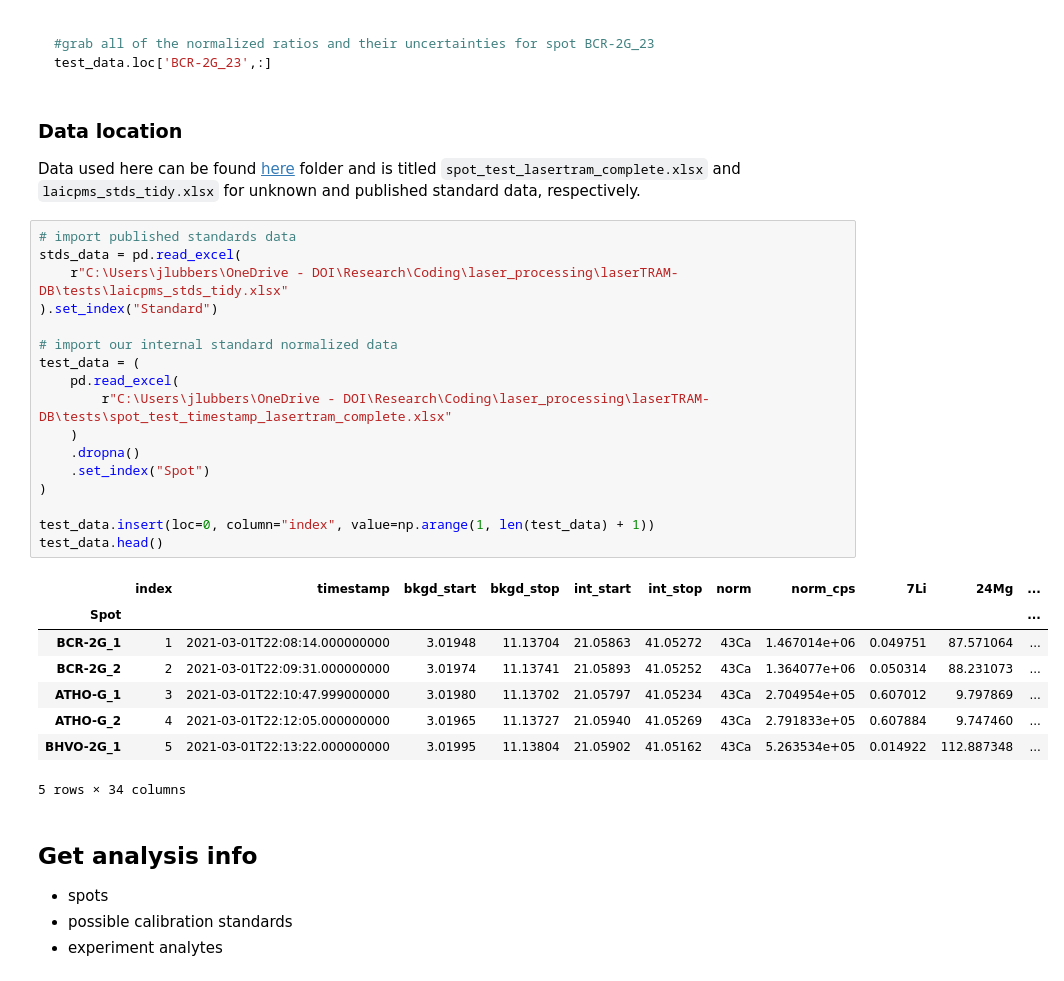
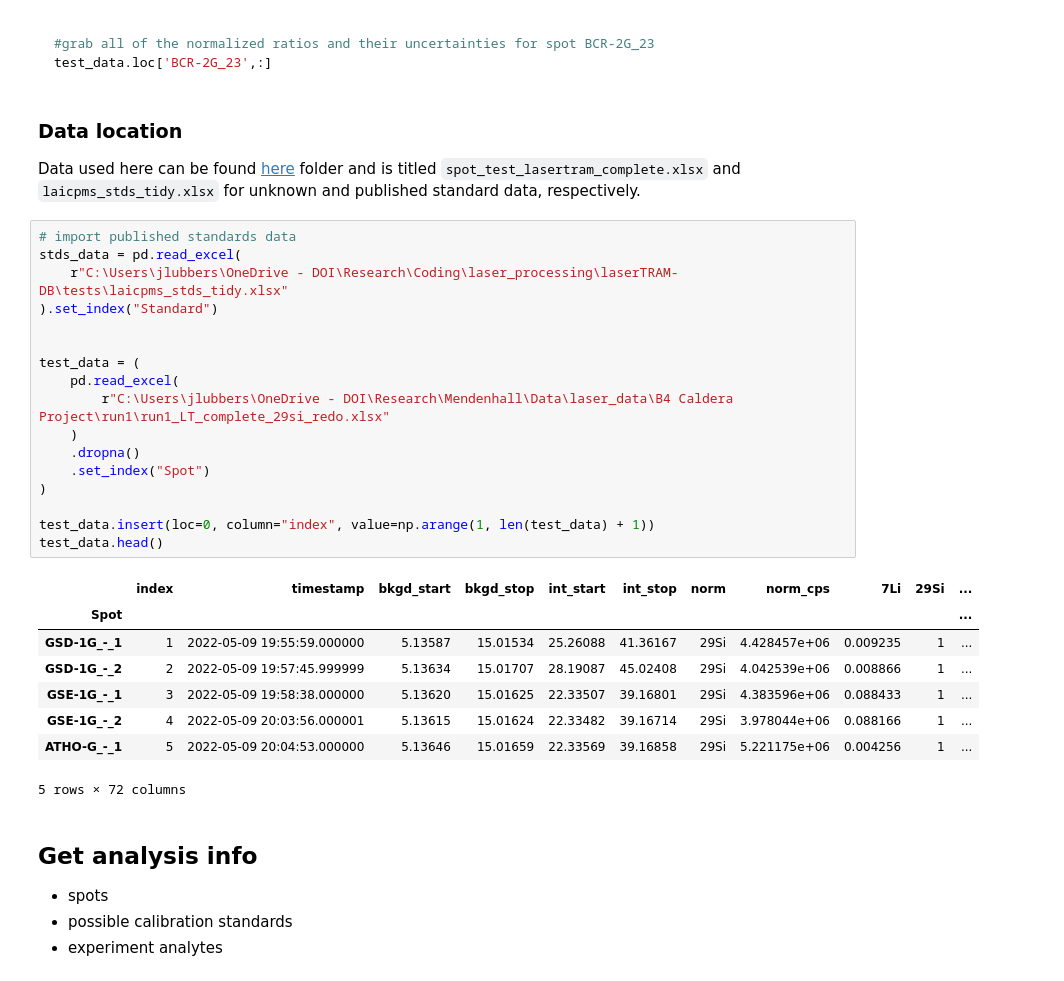
Before and after one commit to jlubbersgeo/laicpms_general, a Jupyter notebook: lasercalc_python.ipynb, the cells around one changed output. Cells and saved outputs as stored; diff of their text form.

```diff
--- a/lasercalc_python.ipynb
+++ b/lasercalc_python.ipynb
@@ -60,29 +63,29 @@ Data used here can be found [here](https://github.com/jlubbersgeo/laserTRAM-DB/t
 # %%
 # import published standards data
 stds_data = pd.read_excel(
     r"C:\Users\jlubbers\OneDrive - DOI\Research\Coding\laser_processing\laserTRAM-DB\tests\laicpms_stds_tidy.xlsx"
 ).set_index("Standard")
 
-# import our internal standard normalized data
+
 test_data = (
     pd.read_excel(
-        r"C:\Users\jlubbers\OneDrive - DOI\Research\Coding\laser_processing\laserTRAM-DB\tests\spot_test_timestamp_lasertram_complete.xlsx"
+        r"C:\Users\jlubbers\OneDrive - DOI\Research\Mendenhall\Data\laser_data\B4 Caldera Project\run1\run1_LT_complete_29si_redo.xlsx"
     )
     .dropna()
     .set_index("Spot")
 )
 
 test_data.insert(loc=0, column="index", value=np.arange(1, len(test_data) + 1))
 test_data.head()
 # %% [output]
-|  | index | timestamp | bkgd_start | bkgd_stop | int_start | int_stop | norm | norm_cps | 7Li | 24Mg | ... |
+|  | index | timestamp | bkgd_start | bkgd_stop | int_start | int_stop | norm | norm_cps | 7Li | 29Si | ... |
 | Spot |  |  |  |  |  |  |  |  |  |  | ... |
-| BCR-2G_1 | 1 | 2021-03-01T22:08:14.000000000 | 3.01948 | 11.13704 | 21.05863 | 41.05272 | 43Ca | 1.467014e+06 | 0.049751 | 87.571064 | ... |
-| BCR-2G_2 | 2 | 2021-03-01T22:09:31.000000000 | 3.01974 | 11.13741 | 21.05893 | 41.05252 | 43Ca | 1.364077e+06 | 0.050314 | 88.231073 | ... |
-| ATHO-G_1 | 3 | 2021-03-01T22:10:47.999000000 | 3.01980 | 11.13702 | 21.05797 | 41.05234 | 43Ca | 2.704954e+05 | 0.607012 | 9.797869 | ... |
-| ATHO-G_2 | 4 | 2021-03-01T22:12:05.000000000 | 3.01965 | 11.13727 | 21.05940 | 41.05269 | 43Ca | 2.791833e+05 | 0.607884 | 9.747460 | ... |
-| BHVO-2G_1 | 5 | 2021-03-01T22:13:22.000000000 | 3.01995 | 11.13804 | 21.05902 | 41.05162 | 43Ca | 5.263534e+05 | 0.014922 | 112.887348 | ... |
+| GSD-1G_-_1 | 1 | 2022-05-09 19:55:59.000000 | 5.13587 | 15.01534 | 25.26088 | 41.36167 | 29Si | 4.428457e+06 | 0.009235 | 1 | ... |
+| GSD-1G_-_2 | 2 | 2022-05-09 19:57:45.999999 | 5.13634 | 15.01707 | 28.19087 | 45.02408 | 29Si | 4.042539e+06 | 0.008866 | 1 | ... |
+| GSE-1G_-_1 | 3 | 2022-05-09 19:58:38.000000 | 5.13620 | 15.01625 | 22.33507 | 39.16801 | 29Si | 4.383596e+06 | 0.088433 | 1 | ... |
+| GSE-1G_-_2 | 4 | 2022-05-09 20:03:56.000001 | 5.13615 | 15.01624 | 22.33482 | 39.16714 | 29Si | 3.978044e+06 | 0.088166 | 1 | ... |
+| ATHO-G_-_1 | 5 | 2022-05-09 20:04:53.000000 | 5.13646 | 15.01659 | 22.33569 | 39.16858 | 29Si | 5.221175e+06 | 0.004256 | 1 | ... |
-5 rows × 34 columns
+5 rows × 72 columns
 # %% [markdown]
 ## Get analysis info
 - spots
```
Also changed, not shown: parts of 8 cells of this notebook.
